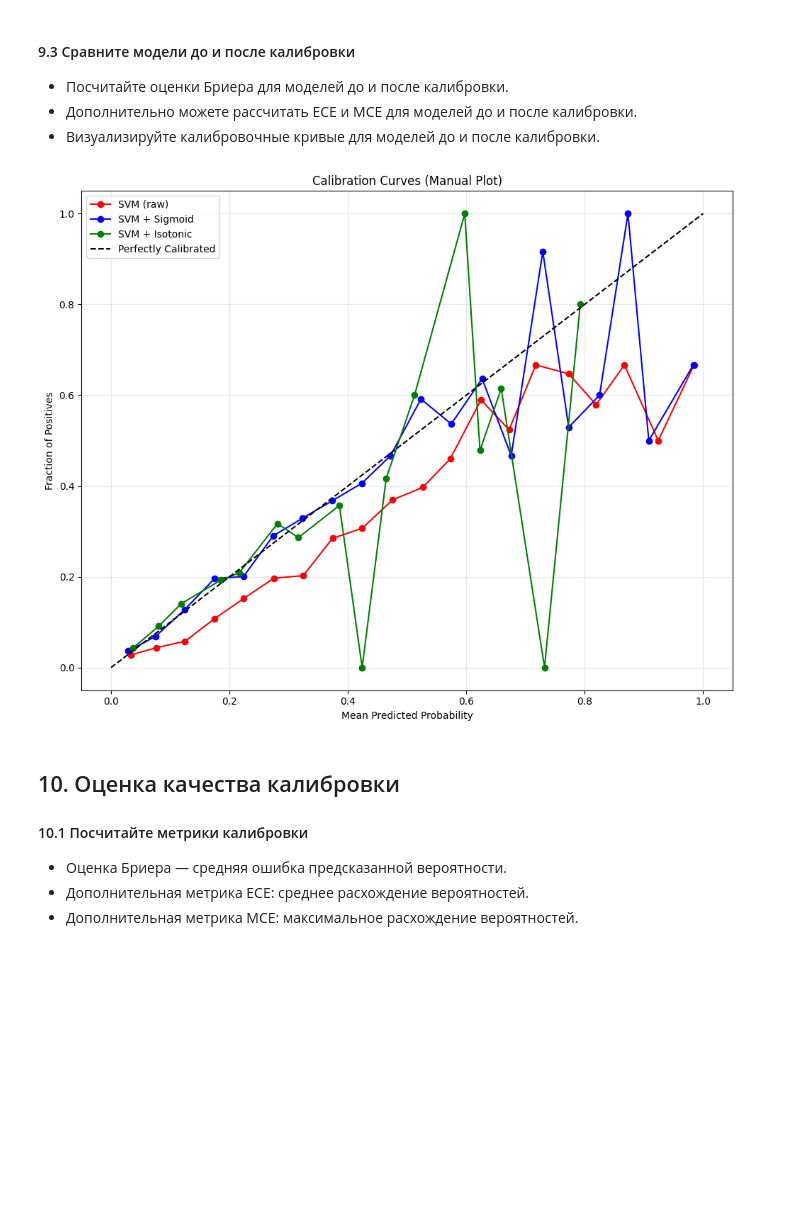
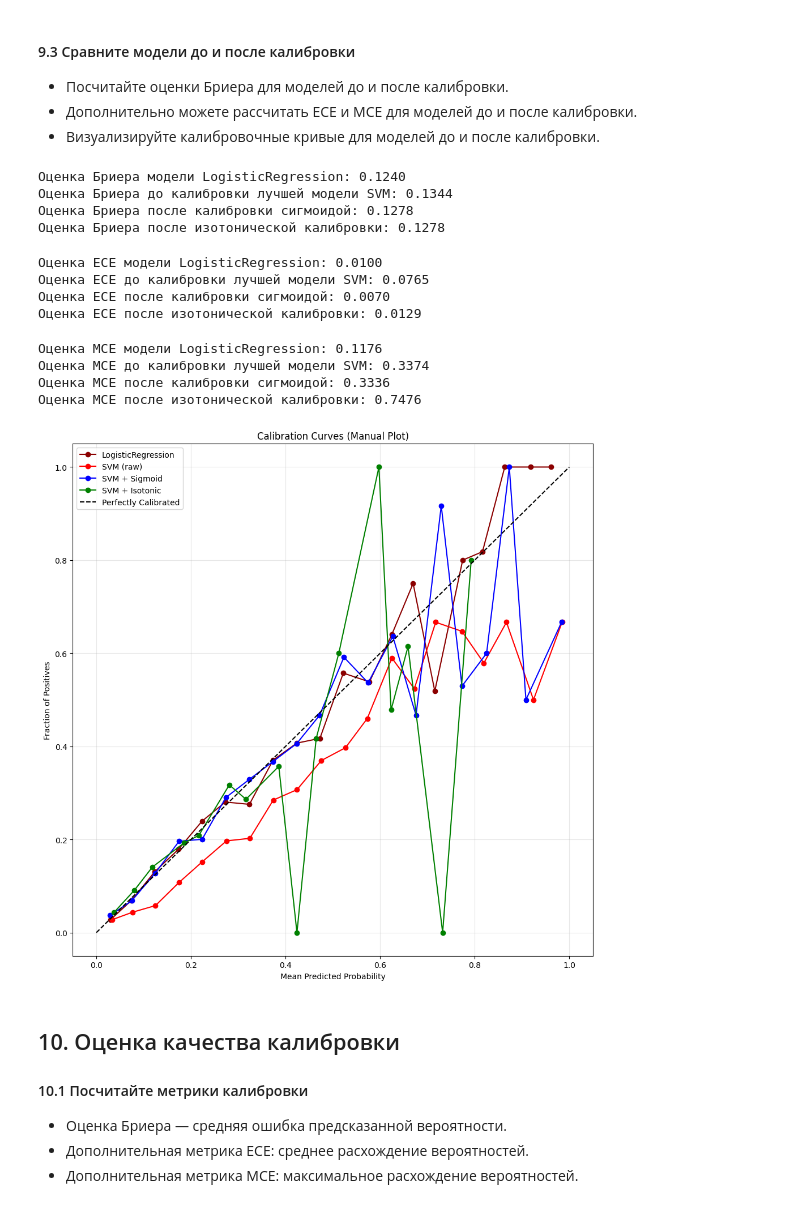
Before and after one commit to TemaQDX/sprint_12_project_advandex, a Jupyter notebook: sprint_12_project_advandex_Artem_Burov.ipynb, the cells around one changed output. Saved outputs shown, nothing was run; the diff lists cells and outputs as text; code cells hidden in the pictures; blank space fills up the shorter version.

Commit message:
calib_done

```diff
--- a/sprint_12_project_advandex_Artem_Burov.ipynb
+++ b/sprint_12_project_advandex_Artem_Burov.ipynb
@@ -2228,30 +2280,76 @@ prob_true_iso, prob_pred_iso = calibration_curve(
 - Посчитайте оценки Бриера для моделей до и после калибровки.
 - Дополнительно можете рассчитать ECE и MCE для моделей до и после калибровки.
 - Визуализируйте калибровочные кривые для моделей до и после калибровки.
+# %%
+brier_score_lr = brier_score_loss(y_test, y_proba_lr)
+brier_score_before = brier_score_loss(y_test, p_raw)
+brier_score_sig = brier_score_loss(y_test, p_calib_sig)
+brier_score_iso = brier_score_loss(y_test, p_calib_iso)
+
+print(f'Оценка Бриера модели LogisticRegression: {brier_score_lr:.4f}')
+print(f'Оценка Бриера до калибровки лучшей модели SVM: {brier_score_before:.4f}')
+print(f'Оценка Бриера после калибровки сигмоидой: {brier_score_sig:.4f}')
+print(f'Оценка Бриера после изотонической калибровки: {brier_score_iso:.4f}')
+# %% [output]
+Оценка Бриера модели LogisticRegression: 0.1240
+Оценка Бриера до калибровки лучшей модели SVM: 0.1344
+Оценка Бриера после калибровки сигмоидой: 0.1278
+Оценка Бриера после изотонической калибровки: 0.1278
+# %%
+lr_ece = calculate_ece(y_test, y_proba_lr)
+svm_ece_raw = calculate_ece(y_test, p_raw)
+svm_ece_sig = calculate_ece(y_test, p_calib_sig)
+svm_ece_iso = calculate_ece(y_test, p_calib_iso)
+
+print(f'Оценка ECE модели LogisticRegression: {lr_ece:.4f}')
+print(f'Оценка ECE до калибровки лучшей модели SVM: {svm_ece_raw:.4f}')
+print(f'Оценка ECE после калибровки сигмоидой: {svm_ece_sig:.4f}')
+print(f'Оценка ECE после изотонической калибровки: {svm_ece_iso:.4f}')
+# %% [output]
+Оценка ECE модели LogisticRegression: 0.0100
+Оценка ECE до калибровки лучшей модели SVM: 0.0765
+Оценка ECE после калибровки сигмоидой: 0.0070
+Оценка ECE после изотонической калибровки: 0.0129
+# %%
+lr_mce = calculate_mce(y_test, y_proba_lr)
+svm_mce_raw = calculate_mce(y_test, p_raw)
+svm_mce_sig = calculate_mce(y_test, p_calib_sig)
+svm_mce_iso = calculate_mce(y_test, p_calib_iso)
+
+print(f'Оценка MCE модели LogisticRegression: {lr_mce:.4f}')
+print(f'Оценка MCE до калибровки лучшей модели SVM: {svm_mce_raw:.4f}')
+print(f'Оценка MCE после калибровки сигмоидой: {svm_mce_sig:.4f}')
+print(f'Оценка MCE после изотонической калибровки: {svm_mce_iso:.4f}')
+# %% [output]
+Оценка MCE модели LogisticRegression: 0.1176
+Оценка MCE до калибровки лучшей модели SVM: 0.3374
+Оценка MCE после калибровки сигмоидой: 0.3336
+Оценка MCE после изотонической калибровки: 0.7476
 # %%
 # Создаём фигуру и оси
-fig, ax = plt.subplots(figsize=(10, 8))
+fig, ax = plt.subplots(figsize=(10, 10))
 
 # Строим кривые калибровки
+ax.plot(prob_pred_lr, prob_true_lr, "o-", label="LogisticRegression", color='darkred')
 ax.plot(prob_pred_raw, prob_true_raw, "o-", label="SVM (raw)", color='red')
 ax.plot(prob_pred_sig, prob_true_sig, "o-", label="SVM + Sigmoid", color='blue')
 ax.plot(prob_pred_iso, prob_true_iso, "o-", label="SVM + Isotonic", color='green')
 
 # Идеальная калибровка
 ax.plot([0, 1], [0, 1], "k--", label="Perfectly Calibrated")
 
 # Настройка осей и заголовка
 ax.set_xlabel("Mean Predicted Probability")
 ax.set_ylabel("Fraction of Positives")
 ax.set_title("Calibration Curves (Manual Plot)")
 ax.legend(loc="best")
 ax.grid(True, alpha=0.3)
 
 
 plt.tight_layout()
 plt.show()
 # %% [output]
-[figure, old version]
+[figure, new version]
 # %% [markdown]
 ## 10. Оценка качества калибровки
 
```
Also changed, not shown: parts of 2 cells of this notebook.
